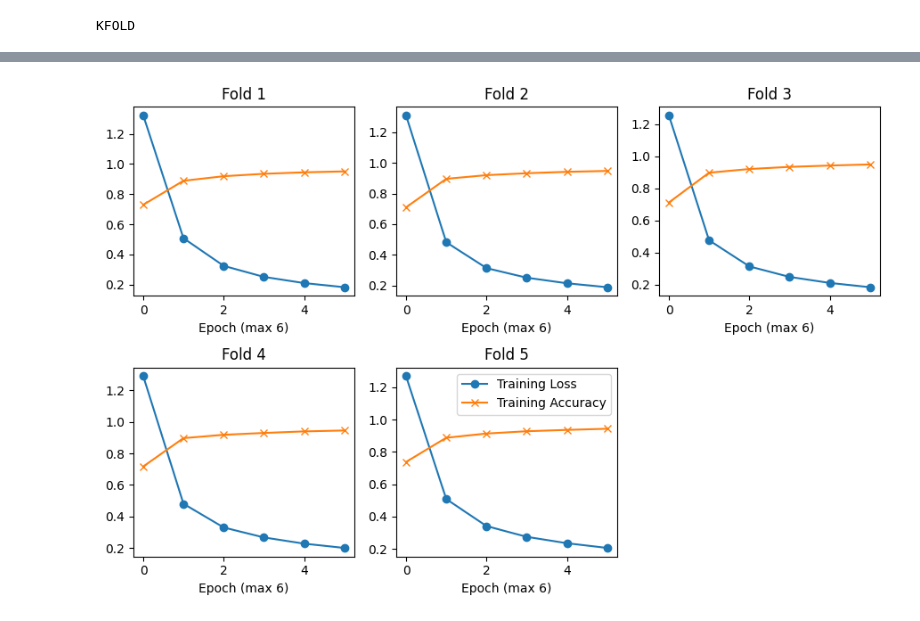
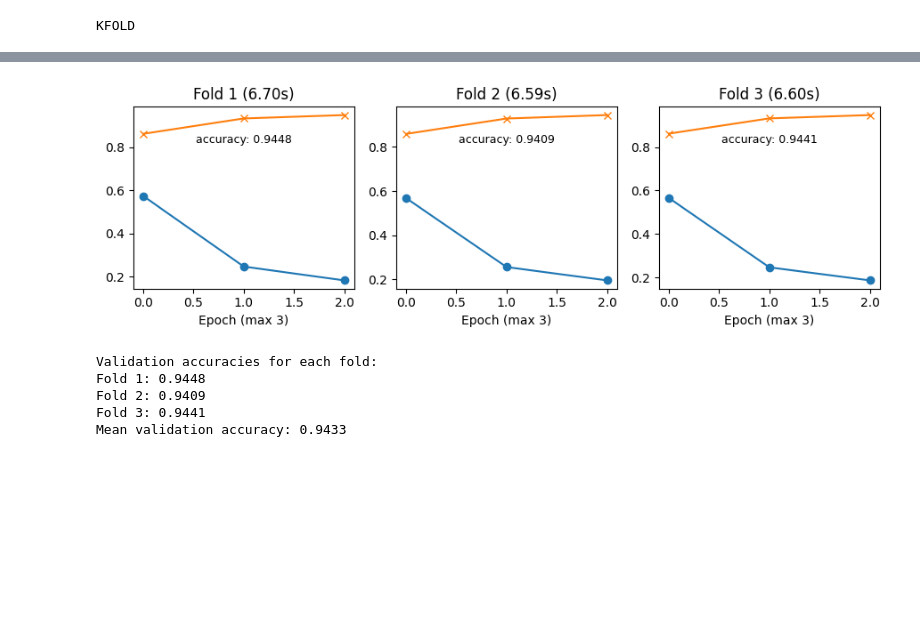
Before and after one commit to Nr44suessauer/DeepLearning_assignment2, a Jupyter notebook: Handwritten_signs.ipynb, the cells around one changed output, grey strips where cells are left out. Saved outputs shown, nothing was run; the diff lists cells and outputs as text; code cells hidden in the pictures; blank space fills up the shorter version.

```diff
--- a/Handwritten_signs.ipynb
+++ b/Handwritten_signs.ipynb
@@ -13,10 +13,10 @@
 Layer_ONE                       = True
 Layer_TWO                       = True
 
-KFOLD                           = 5     # N-Fold Cross Validation | False can deactivate KFold -> single training
-EPOCHS                          = 6     # rounds of training
+KFOLD                           = 3     # N-Fold Cross Validation | False can deactivate KFold -> single training
+EPOCHS                          = 3     # rounds of training
 LEARNING_RATE                   = 0.001 # 0.001 is the default value for Adam Optimizer
-BATCH_SIZE                      = 60   # after 128 samples, weights will be updated
+BATCH_SIZE                      = 60    # after n samples, weights will be updated
 SAVE_MODELS_AND_WEIGHTS         = False # Saves all Models&Weights in a folder from each KFold
 
 HiddenLayer_ONE_Neurons         = 32
@@ -25,8 +25,8 @@ HiddenLayer_TWO_Neurons         = 16
 Output_Neurons                  = 10   # Assuming MNIST digits: 10 output classes
 
 # 0 = sigmoid, 1 = tanh, 2 = relu, 3 = leaky relu, 4 = softmax
-ChooseActivationFunction_ONE    = 0
-ChooseActivationFunction_TWO    = 0
+ChooseActivationFunction_ONE    = 1
+ChooseActivationFunction_TWO    = 1
 
 ChooseActivationFunction_OUTPUT = 4
 
@@ -37,6 +37,7 @@ import tensorflow as tf
 import numpy as np
 import matplotlib.pyplot as plt
 from sklearn.model_selection import KFold
+import time
 # %%
 if KFOLD:
     (x_train, y_train), _ = tf.keras.datasets.mnist.load_data()
@@ -211,41 +230,53 @@ Epoch 6/6
 # %%
-
 if KFOLD:
     n_folds = len(histories)
     if n_folds >= 5:
         cols = (n_folds + 1) // 2
         rows = 2
         fig, axs = plt.subplots(rows, cols, figsize=(cols * 3, rows * 3))
         axs = axs.flatten()
     else:
         fig, axs = plt.subplots(1, n_folds, figsize=(n_folds * 3, 3))
         if n_folds == 1:
             axs = [axs]
 
+
     for i, hist in enumerate(histories):
         ax = axs[i]
         ax.plot(hist.history['loss'], marker='o', label='Training Loss')
         ax.plot(hist.history['accuracy'], marker='x', label='Training Accuracy')
         ax.set_xlabel(f'Epoch (max {EPOCHS})')
-        ax.set_title(f'Fold {i+1}')
+        ax.set_title(f'Fold {i+1} ({fold_training_times[i]:.2f}s)')     # Display training time for each fold
+        ax.text(0.5, 0.8, f"accuracy: {fold_accuracies[i]:.4f}", transform=ax.transAxes, ha='center', fontsize=9)
 
-    for j in range(i + 1, len(axs)):
-        fig.delaxes(axs[j])
 
-    ax.legend()
+
     plt.tight_layout()
     plt.show()
 
 else:
     plt.figure(figsize=(3,2))
     plt.plot(history.history['loss'], marker='o', label='Training Loss')
     plt.plot(history.history['accuracy'], marker='x', label='Training Accuracy')
     plt.xlabel(f'Epoch (max {EPOCHS})')
-    plt.title('Training Loss and Accuracy')
+    plt.title(f'Training (time: {elapsed_time:.2f}s)')
     plt.legend()
     plt.show()
 # %% [output]
-[figure, old version]
+[figure, new version]
+# %%
+print("Validation accuracies for each fold:")
+for idx, acc in enumerate(fold_accuracies, 1):
+    print(f"Fold {idx}: {acc:.4f}")
+
+mean_acc = np.mean(fold_accuracies)
+print(f"Mean validation accuracy: {mean_acc:.4f}")
+# %% [output]
+Validation accuracies for each fold:
+Fold 1: 0.9448
+Fold 2: 0.9409
+Fold 3: 0.9441
+Mean validation accuracy: 0.9433
 # %%
 import requests
 from io import BytesIO
```
Also changed, not shown: parts of 3 cells of this notebook.
